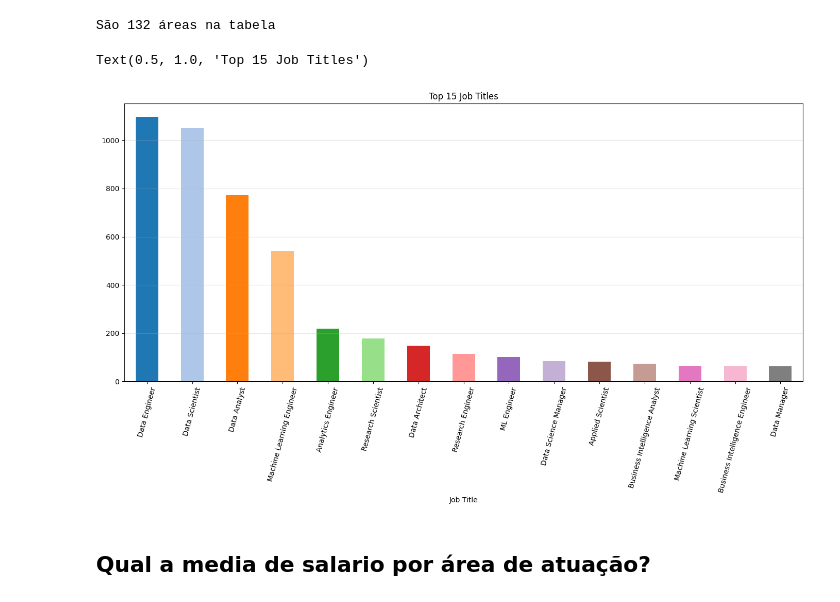
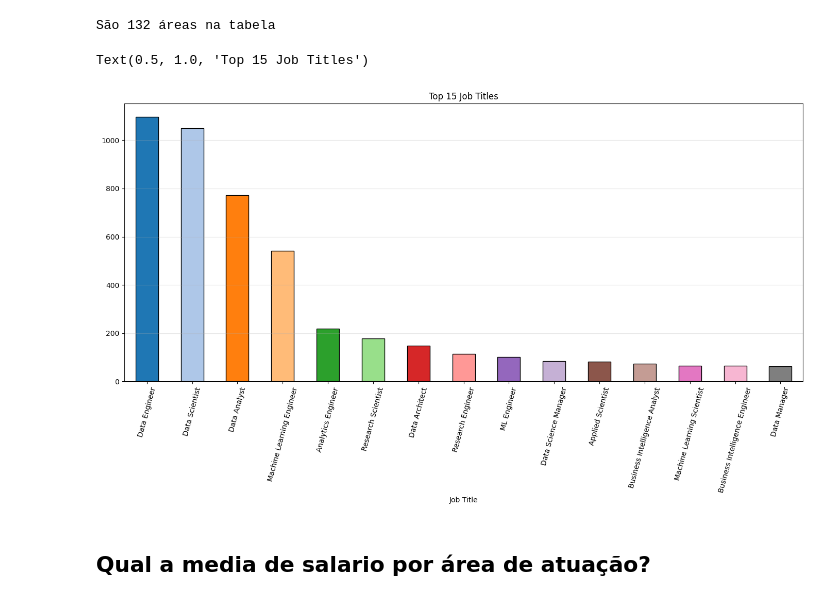
Before and after one commit to LiliamLtx/DataScience, a Jupyter notebook: salarios2024.ipynb, the cells around one changed output. Drawn from its saved outputs; the diff is of its cells as text; code cells hidden in the pictures.

```diff
--- a/salarios2024.ipynb
+++ b/salarios2024.ipynb
@@ -189,12 +189,12 @@ São 132 áreas na tabela
 # %%
 plt.figure(figsize = (17, 7))
 top15_JobTitle = salarios["Job Title"].value_counts()[:15]
-top15_JobTitle.plot(kind = 'bar',  color = sns.color_palette('tab20'), rot = 75)
+top15_JobTitle.plot(kind = 'bar',  color = sns.color_palette('tab20'), edgecolor = 'black', rot = 75)
 plt.grid(axis='y', alpha=0.3)
 plt.title('Top 15 Job Titles')
 # %% [output]
 Text(0.5, 1.0, 'Top 15 Job Titles')
-[figure, old version]
+[figure, new version]
 # %% [markdown]
 ## Qual a media de salario por área de atuação?
 # %%
```
Also changed, not shown: parts of 1 cell of this notebook.
